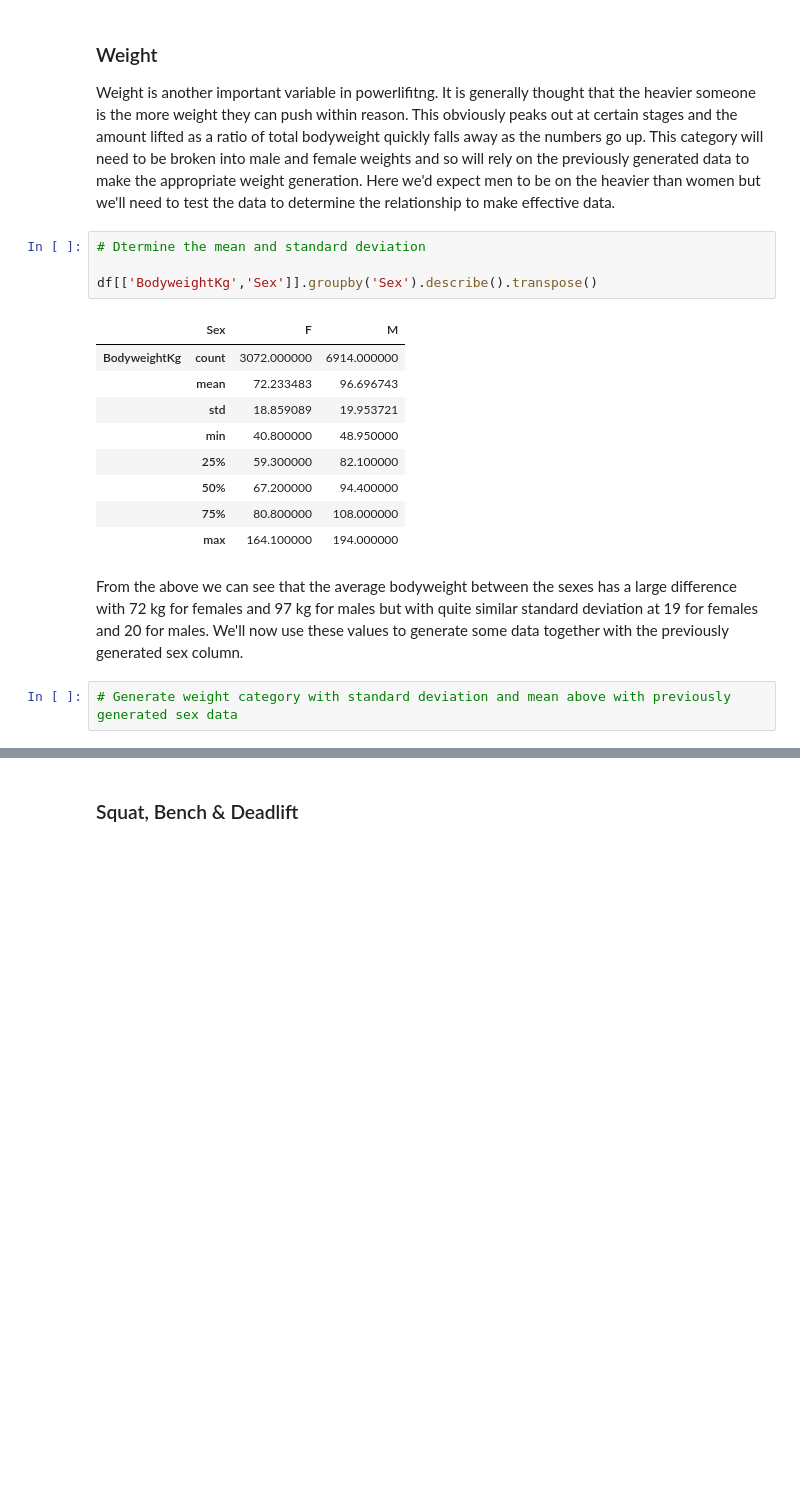
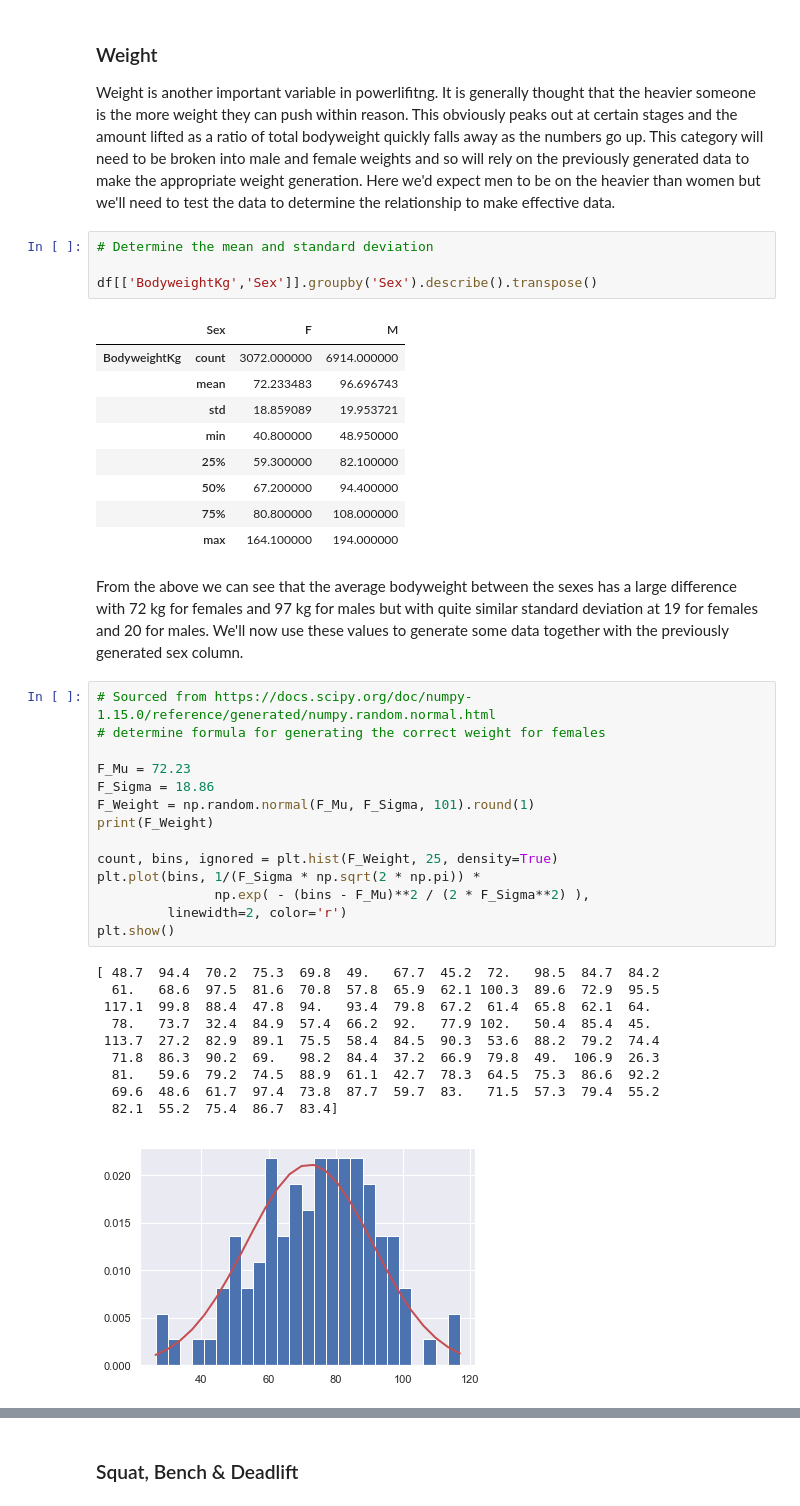
Before and after one commit to IanWafer/Programming-Project, a Jupyter notebook: Simulated Real World Phenomenon.ipynb, the cells around one changed output, grey strips where cells are left out. Drawn from its saved outputs; the diff is of its cells as text; blank space fills up the shorter version.

```diff
--- a/Simulated Real World Phenomenon.ipynb
+++ b/Simulated Real World Phenomenon.ipynb
@@ -158,7 +183,7 @@ From the above data we can see that we have gotten rougly the same proportions a
 
 Weight is another important variable in powerlifitng. It is generally thought that the heavier someone is the more weight they can push within reason. This obviously peaks out at certain stages and the amount lifted as a ratio of total bodyweight quickly falls away as the numbers go up. This category will need to be broken into male and female weights and so will rely on the previously generated data to make the appropriate weight generation. Here we'd expect men to be on the heavier than women but we'll need to test the data to determine the relationship to make effective data.
 # %%
-# Dtermine the mean and standard deviation
+# Determine the mean and standard deviation
 
 df[['BodyweightKg','Sex']].groupby('Sex').describe().transpose()
 # %% [output]
@@ -173,5 +198,28 @@ df[['BodyweightKg','Sex']].groupby('Sex').describe().transpose()
 |  | max | 164.100000 | 194.000000 |
 # %% [markdown]
 From the above we can see that the average bodyweight between the sexes has a large difference with 72 kg for females and 97 kg for males but with quite similar standard deviation at 19 for females and 20 for males. We'll now use these values to generate some data together with the previously generated sex column.
-# %%
-# Generate weight category with standard deviation and mean above with previously generated sex data
+# %%
+# Sourced from https://docs.scipy.org/doc/numpy-1.15.0/reference/generated/numpy.random.normal.html
+# determine formula for generating the correct weight for females
+
+F_Mu = 72.23
+F_Sigma = 18.86
+F_Weight = np.random.normal(F_Mu, F_Sigma, 101).round(1)
+print(F_Weight)
+
+count, bins, ignored = plt.hist(F_Weight, 25, density=True)
+plt.plot(bins, 1/(F_Sigma * np.sqrt(2 * np.pi)) *
+               np.exp( - (bins - F_Mu)**2 / (2 * F_Sigma**2) ),
+         linewidth=2, color='r')
+plt.show()
+# %% [output]
+[ 48.7  94.4  70.2  75.3  69.8  49.   67.7  45.2  72.   98.5  84.7  84.2
+  61.   68.6  97.5  81.6  70.8  57.8  65.9  62.1 100.3  89.6  72.9  95.5
+ 117.1  99.8  88.4  47.8  94.   93.4  79.8  67.2  61.4  65.8  62.1  64.
+  78.   73.7  32.4  84.9  57.4  66.2  92.   77.9 102.   50.4  85.4  45.
+ 113.7  27.2  82.9  89.1  75.5  58.4  84.5  90.3  53.6  88.2  79.2  74.4
+  71.8  86.3  90.2  69.   98.2  84.4  37.2  66.9  79.8  49.  106.9  26.3
+  81.   59.6  79.2  74.5  88.9  61.1  42.7  78.3  64.5  75.3  86.6  92.2
+  69.6  48.6  61.7  97.4  73.8  87.7  59.7  83.   71.5  57.3  79.4  55.2
+  82.1  55.2  75.4  86.7  83.4]
+[figure, added]
```
Also changed, not shown: parts of 11 cells of this notebook.
